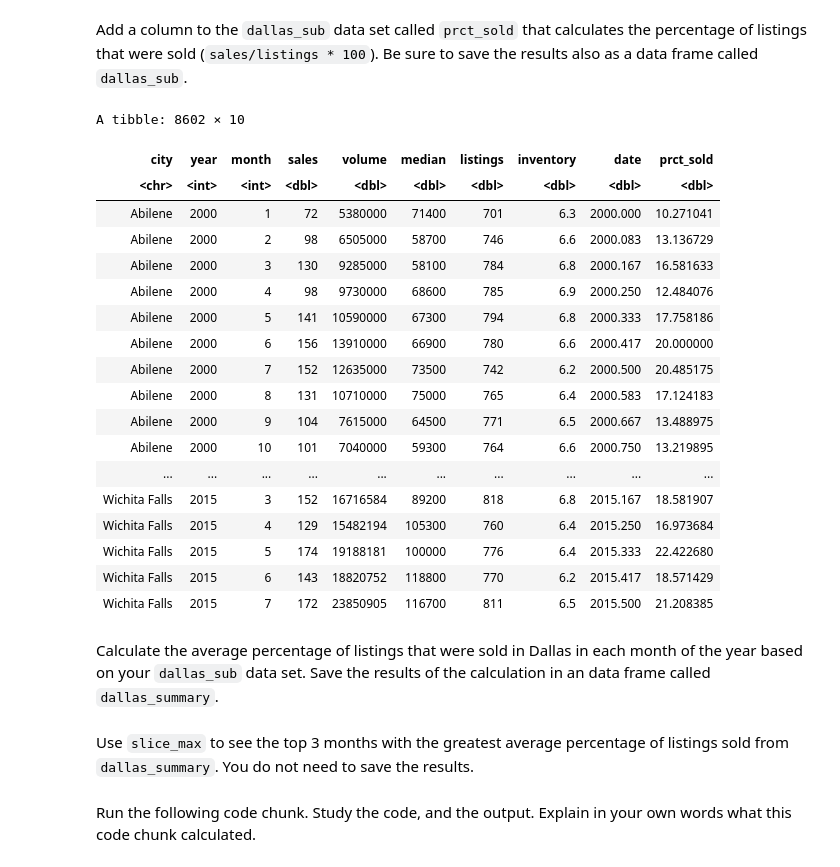
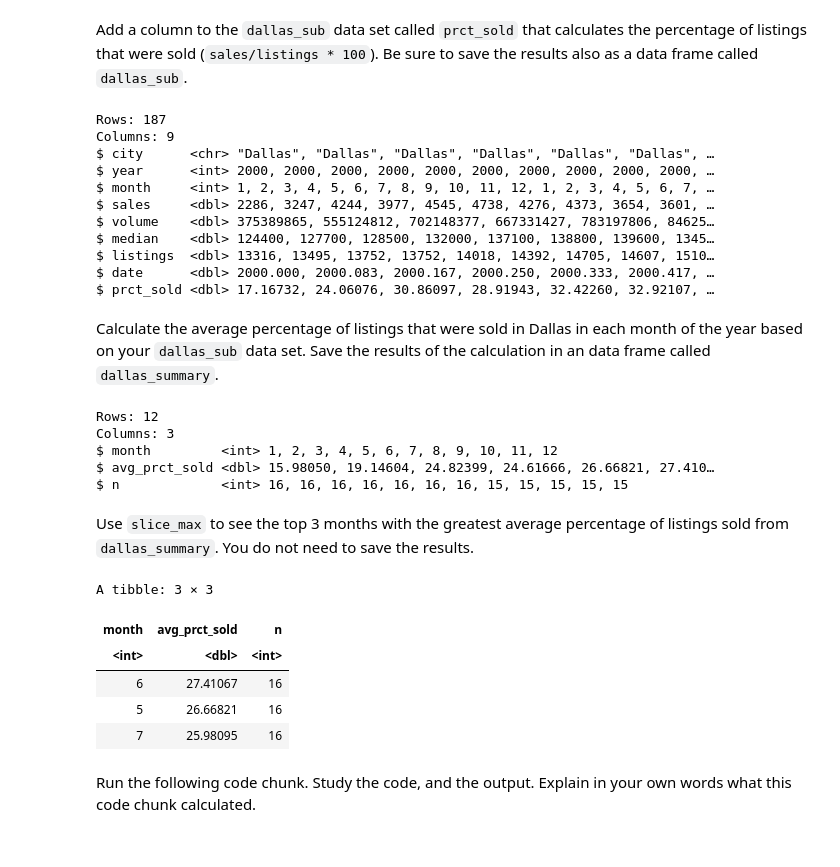
Before and after one commit to evandevine1/a01-evan, a Jupyter notebook: assignment2.ipynb, the cells around one changed output. Cells and saved outputs as stored; diff of their text form; code cells hidden in the pictures.

```diff
--- a/assignment2.ipynb
+++ b/assignment2.ipynb
@@ -105,7 +116,7 @@ $ date      <dbl> 2000.000, 2000.083, 2000.167, 2000.250, 2000.333, 2000.417,
 # %% [markdown]
 Write a code chunk to remove the inventory variable. Save the results in a data frame called `txhousing`. Use `glimpse` or `head` to confirm you have removed the variable.
 # %%
-txhousing |>
+txhousing <- txhousing |>
     select(!inventory)
 
 glimpse(txhousing)
@@ -143,7 +134,8 @@ $ date      <dbl> 2000.000, 2000.083, 2000.167, 2000.250, 2000.333, 2000.417,
 # %% [markdown]
 Make a data set called `dallas_sub` that includes data only from the city of Dallas in 2012 & 2013.
 # %%
-dallas_sub <- txhousing
-dallas_sub |>
+dallas_sub <- txhousing |>
     filter(city == "Dallas")
+
+glimpse (dallas_sub)
 # %% [output]
@@ -169,34 +152,52 @@ A tibble: 187 × 9
 # %% [markdown]
 Add a column to the `dallas_sub` data set called `prct_sold` that calculates the percentage of listings that were sold (`sales/listings * 100`). Be sure to save the results also as a data frame called `dallas_sub`.
 # %%
-dallas_sub |>
+dallas_sub <- dallas_sub |>
     mutate(
         prct_sold = ((sales / listings) * 100)
     )
+
+glimpse (dallas_sub)
 # %% [output]
-A tibble: 8602 × 10
+Rows: 187
+Columns: 9
+$ city      <chr> "Dallas", "Dallas", "Dallas", "Dallas", "Dallas", "Dallas", …
+$ year      <int> 2000, 2000, 2000, 2000, 2000, 2000, 2000, 2000, 2000, 2000, …
+$ month     <int> 1, 2, 3, 4, 5, 6, 7, 8, 9, 10, 11, 12, 1, 2, 3, 4, 5, 6, 7, …
+$ sales     <dbl> 2286, 3247, 4244, 3977, 4545, 4738, 4276, 4373, 3654, 3601, …
+$ volume    <dbl> 375389865, 555124812, 702148377, 667331427, 783197806, 84625…
+$ median    <dbl> 124400, 127700, 128500, 132000, 137100, 138800, 139600, 1345…
+$ listings  <dbl> 13316, 13495, 13752, 13752, 14018, 14392, 14705, 14607, 1510…
+$ date      <dbl> 2000.000, 2000.083, 2000.167, 2000.250, 2000.333, 2000.417, …
+$ prct_sold <dbl> 17.16732, 24.06076, 30.86097, 28.91943, 32.42260, 32.92107, …
-| city | year | month | sales | volume | median | listings | inventory | date | prct_sold |
-| <chr> | <int> | <int> | <dbl> | <dbl> | <dbl> | <dbl> | <dbl> | <dbl> | <dbl> |
-| Abilene | 2000 | 1 | 72 | 5380000 | 71400 | 701 | 6.3 | 2000.000 | 10.271041 |
-| Abilene | 2000 | 2 | 98 | 6505000 | 58700 | 746 | 6.6 | 2000.083 | 13.136729 |
-| Abilene | 2000 | 3 | 130 | 9285000 | 58100 | 784 | 6.8 | 2000.167 | 16.581633 |
-| Abilene | 2000 | 4 | 98 | 9730000 | 68600 | 785 | 6.9 | 2000.250 | 12.484076 |
-| Abilene | 2000 | 5 | 141 | 10590000 | 67300 | 794 | 6.8 | 2000.333 | 17.758186 |
-| Abilene | 2000 | 6 | 156 | 13910000 | 66900 | 780 | 6.6 | 2000.417 | 20.000000 |
-| Abilene | 2000 | 7 | 152 | 12635000 | 73500 | 742 | 6.2 | 2000.500 | 20.485175 |
-| Abilene | 2000 | 8 | 131 | 10710000 | 75000 | 765 | 6.4 | 2000.583 | 17.124183 |
-| Abilene | 2000 | 9 | 104 | 7615000 | 64500 | 771 | 6.5 | 2000.667 | 13.488975 |
-| Abilene | 2000 | 10 | 101 | 7040000 | 59300 | 764 | 6.6 | 2000.750 | 13.219895 |
-| ... | ... | ... | ... | ... | ... | ... | ... | ... | ... |
-| Wichita Falls | 2015 | 3 | 152 | 16716584 | 89200 | 818 | 6.8 | 2015.167 | 18.581907 |
-| Wichita Falls | 2015 | 4 | 129 | 15482194 | 105300 | 760 | 6.4 | 2015.250 | 16.973684 |
-| Wichita Falls | 2015 | 5 | 174 | 19188181 | 100000 | 776 | 6.4 | 2015.333 | 22.422680 |
-| Wichita Falls | 2015 | 6 | 143 | 18820752 | 118800 | 770 | 6.2 | 2015.417 | 18.571429 |
-| Wichita Falls | 2015 | 7 | 172 | 23850905 | 116700 | 811 | 6.5 | 2015.500 | 21.208385 |
 # %% [markdown]
 Calculate the average percentage of listings that were sold in Dallas in each month of the year based on your `dallas_sub` data set. Save the results of the calculation in an data frame called `dallas_summary`.
+# %%
+dallas_summary <- dallas_sub |>
+    summarise(
+        avg_prct_sold = (mean(prct_sold, na.rm = TRUE)),
+        n = n(),
+        .by = month
+    )
+
+glimpse(dallas_summary)
+# %% [output]
+Rows: 12
+Columns: 3
+$ month         <int> 1, 2, 3, 4, 5, 6, 7, 8, 9, 10, 11, 12
+$ avg_prct_sold <dbl> 15.98050, 19.14604, 24.82399, 24.61666, 26.66821, 27.410…
+$ n             <int> 16, 16, 16, 16, 16, 16, 16, 15, 15, 15, 15, 15
 # %% [markdown]
 Use `slice_max` to see the top 3 months with the greatest average percentage of listings sold from `dallas_summary`. You do not need to save the results.
+# %%
+dallas_summary |> slice_max(avg_prct_sold, n = 3)
+# %% [output]
+A tibble: 3 × 3
+| month | avg_prct_sold | n |
+| <int> | <dbl> | <int> |
+| 6 | 27.41067 | 16 |
+| 5 | 26.66821 | 16 |
+| 7 | 25.98095 | 16 |
 # %% [markdown]
 Run the following code chunk. Study the code, and the output. Explain in your own words what this code chunk calculated.
 # %%
```
Also changed, not shown: parts of 5 cells of this notebook.
